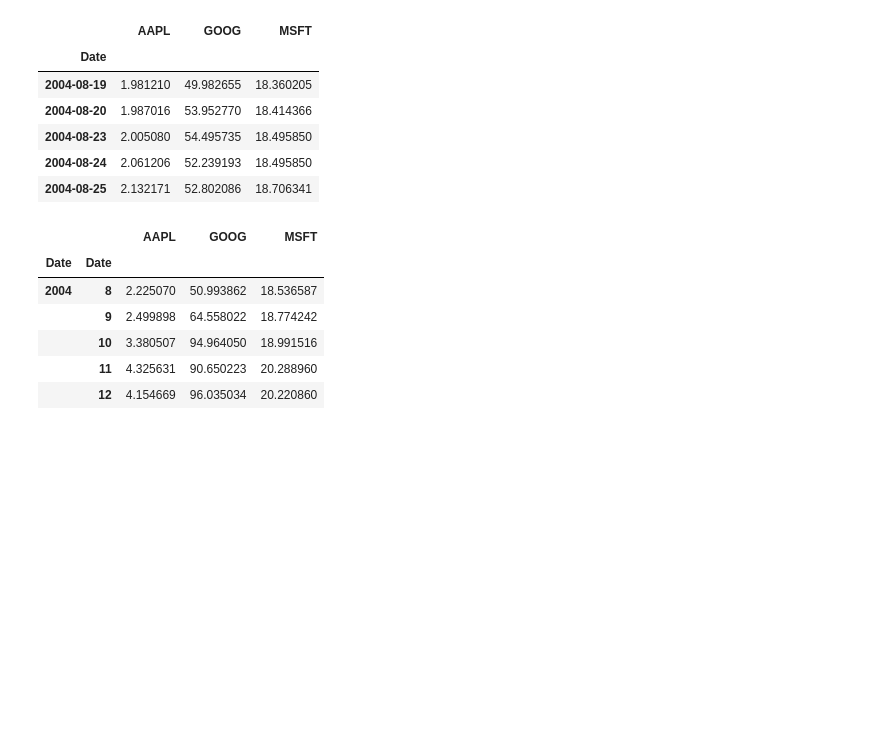
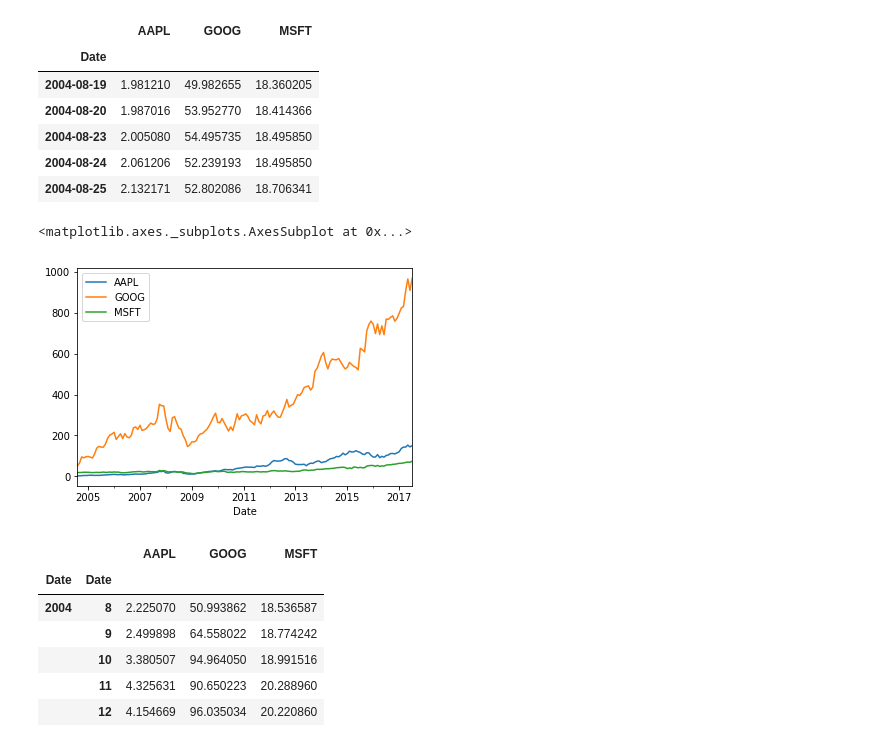
Before and after one commit to ZeweiChu/pandas-tutorial, a Jupyter notebook: 2017-Nov/pandas-3.ipynb, the cells around one changed output. Drawn from its saved outputs; the diff is of its cells as text; code cells hidden in the pictures; blank space fills up the shorter version.

```diff
--- a/2017-Nov/pandas-3.ipynb
+++ b/2017-Nov/pandas-3.ipynb
@@ -734,6 +793,12 @@ valid_stocks.head()
 | 2004-08-23 | 2.005080 | 54.495735 | 18.495850 |
 | 2004-08-24 | 2.061206 | 52.239193 | 18.495850 |
 | 2004-08-25 | 2.132171 | 52.802086 | 18.706341 |
+# %%
+monthly_stocks = valid_stocks.resample("M").last()
+monthly_stocks.plot()
+# %% [output]
+<matplotlib.axes._subplots.AxesSubplot at 0x...>
+[figure, added]
 # %%
 monthly_stocks = valid_stocks.groupby([valid_stocks.index.year, valid_stocks.index.month]).last()
 monthly_stocks.head()
```
Also changed, not shown: parts of 20 cells of this notebook, 1 other file.
